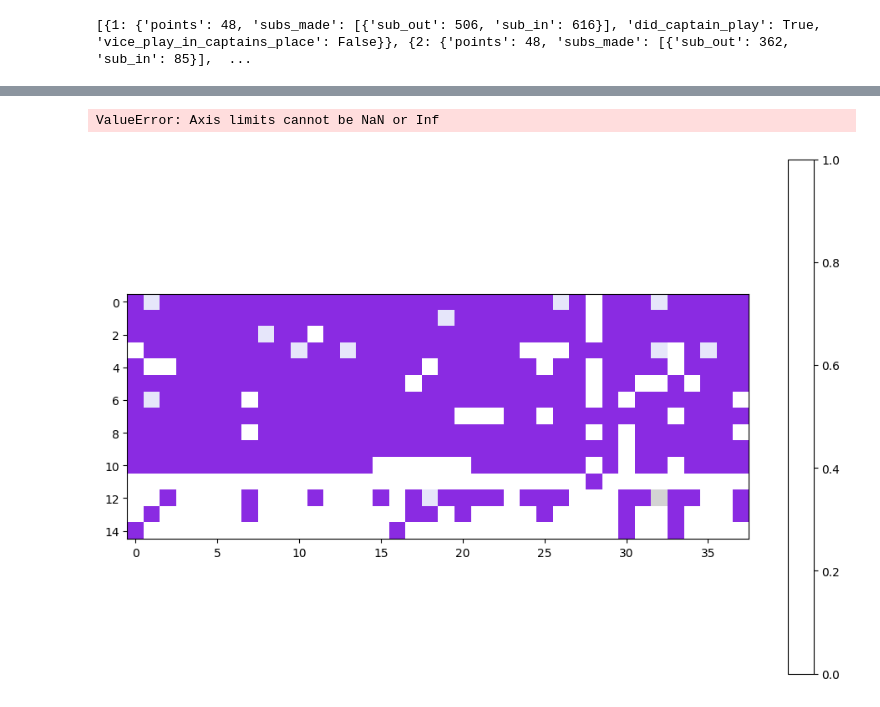
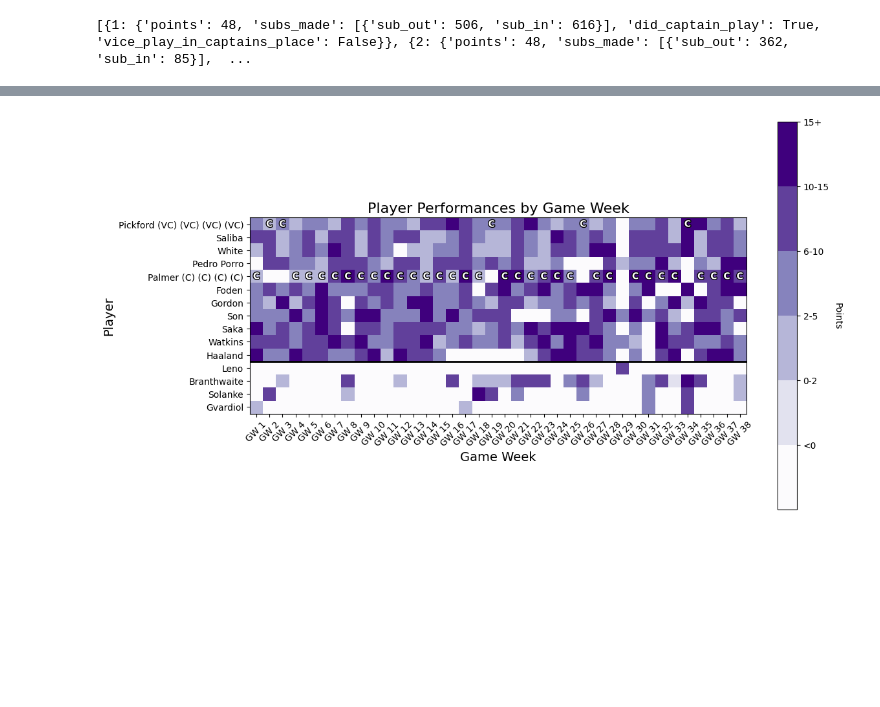
Before and after one commit to ARedshaw02/fpl-hindsight-optimiser, a Jupyter notebook: set_and_forget/exploration_set_and_forget.ipynb, the cells around one changed output, grey strips where cells are left out. Cells and saved outputs as stored; diff of their text form; code cells hidden in the pictures; blank space fills up the shorter version.

```diff
--- a/set_and_forget/exploration_set_and_forget.ipynb
+++ b/set_and_forget/exploration_set_and_forget.ipynb
@@ -81,5 +36,4 @@ with pd.option_context('display.max_rows', None, 'display.max_columns', None):
 # %%
-from matplotlib.colors import ListedColormap, BoundaryNorm
 def add_captaincy_vice_captaincy_to_web_name(df):
     """
     Adds the captaincy and vice captaincy to the web_name column
@@ -90,34 +44,105 @@ def add_captaincy_vice_captaincy_to_web_name(df):
     Returns:
         pd.DataFrame: The dataframe with the captaincy and vice captaincy added to the web_name column.
     """
     # If the row is true for 'is_captain' append (C) to the web_name, if true for 'is_vice_captain' append (VC) to the web_name.
     df['web_name'] = df.apply(lambda row: row['web_name'] + ' (C)' if row['is_captain'] else row['web_name'], axis=1)
     df['web_name'] = df.apply(lambda row: row['web_name'] + ' (VC)' if row['is_vice_captain'] else row['web_name'], axis=1)
     return df
 
 def get_point_range(df):
     """
     Gets the min and max of points in a single gameweek
 
     Args:
         df (pd.DataFrame): The dataframe to get the point range from.
 
     Returns:
         tuple: The min and max of points in a single gameweek
     """
     # Get the min and max of points across all game weeks
     for i in range(1, get_current_gameweek(get_fpl_data()) + 1):
         if i == 1:
             min_points = df[f'gw_{i}_points'].min()
             max_points = df[f'gw_{i}_points'].max()
         else:
             min_points = min(min_points, df[f'gw_{i}_points'].min())
             max_points = max(max_points, df[f'gw_{i}_points'].max())
     return min_points, max_points
 
+def visualise_player_point_breakdown(df):
+    current_gw = get_current_gameweek(get_fpl_data())
 
-def visualise_player_point_breakdown(df):
-    pass
+    # Define bins and colors
+    bins = [-1, 0, 2, 5, 10, 15, np.inf]
+    colors = plt.cm.Purples(np.linspace(0, 1, 6))
+    bin_labels = ['<0', '0-2', '2-5', '6-10', '10-15', '15+']
+
+    # Create a matrix to hold the values for the grid
+    grid_data = np.full((len(df), current_gw), -1)
+
+    # Fill the matrix with the player's points for each game week
+    for i, row in df.iterrows():
+        for j in range(1, current_gw + 1):
+            gw_points_col = f"gw_{j}_points"
+            gw_minutes_col = f"gw_{j}_minutes"
+            gw_in_team_col = f"gw_{j}_in_team"
+            if row[gw_in_team_col] and pd.notnull(row[gw_points_col]) and row[gw_minutes_col] > 0:
+                points = row[gw_points_col]
+                bin_index = np.digitize(points, bins) - 1
+                grid_data[i, j-1] = bin_index
+
+    # Create a figure and axis
+    fig, ax = plt.subplots(figsize=(12, 8))
+
+    # Create a colormap from the colors
+    cmap = plt.cm.colors.ListedColormap(colors)
+
+    # Plot the grid using imshow
+    im = ax.imshow(grid_data, cmap=cmap, vmin=-1, vmax=len(bins)-2)
+
+    # Add a colorbar with the bin labels
+    cbar = plt.colorbar(im, ax=ax, ticks=np.arange(len(colors)))
+    cbar.ax.set_yticklabels(bin_labels)
+    cbar.ax.set_ylabel('Points', rotation=-90, va="bottom")
+
+    # Set the title and labels
+    ax.set_title("Player Performances by Game Week", fontsize=16)
+    ax.set_xlabel("Game Week", fontsize=14)
+    ax.set_ylabel("Player", fontsize=14)
+
+    # Add tick marks and labels for players
+    ax.set_yticks(np.arange(len(df)))
+    ax.set_yticklabels(df['web_name'], fontsize=10)
+
+    # Add tick marks and labels for game weeks
+    ax.set_xticks(np.arange(current_gw))
+    ax.set_xticklabels([f"GW {i+1}" for i in range(current_gw)], fontsize=10, rotation=45)
+
+    # Add a solid black line between the bench players and the lineup players
+    bench_start = df[df['in_lineup'] == False].index[0]
+    ax.axhline(bench_start - 0.5, color='black', linewidth=2)
+
+    # Add 'C' for captain's cells and vice-captain's cells
+    for i, row in df.iterrows():
+        for j in range(1, current_gw + 1):
+            gw_in_team_col = f"gw_{j}_in_team"
+            gw_points_col = f"gw_{j}_points"
+            gw_minutes_col = f"gw_{j}_minutes"
+            if row[gw_in_team_col] and pd.notnull(row[gw_points_col]) and row[gw_minutes_col] > 0:
+                if row['is_captain']:
+                    text = ax.text(j-1, i, 'C', ha='center', va='center', color='w', fontweight='bold')
+                    text.set_path_effects([PathEffects.withStroke(linewidth=2, foreground='k')])
+                elif row['is_vice_captain'] and not df.loc[df['is_captain'], gw_in_team_col].any():
+                    text = ax.text(j-1, i, 'C', ha='center', va='center', color='w', fontweight='bold')
+                    text.set_path_effects([PathEffects.withStroke(linewidth=2, foreground='k')])
+
+    # Adjust the spacing between subplots
+    plt.subplots_adjust(left=0.15, right=0.95, bottom=0.15, top=0.9)
+
+    # Display the plot
+    plt.show()
+
+# Assuming engineered_df is already defined and populated
+visualise_player_point_breakdown(add_captaincy_vice_captaincy_to_web_name(engineered_df))
 # %% [output]
-ValueError: Axis limits cannot be NaN or Inf
-[figure, old version]
+[figure, new version]
```
Also changed, not shown: parts of 2 cells of this notebook.
